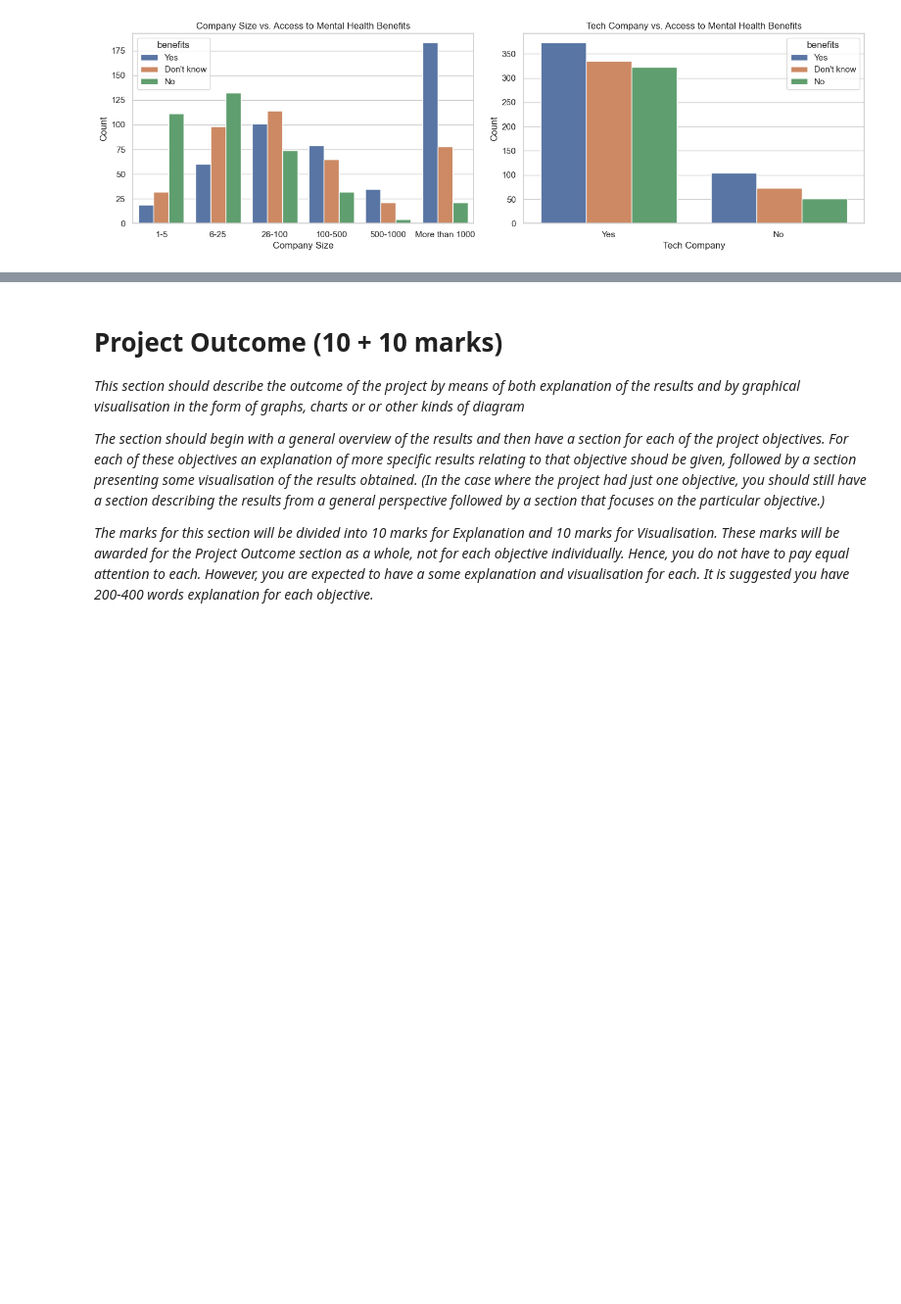
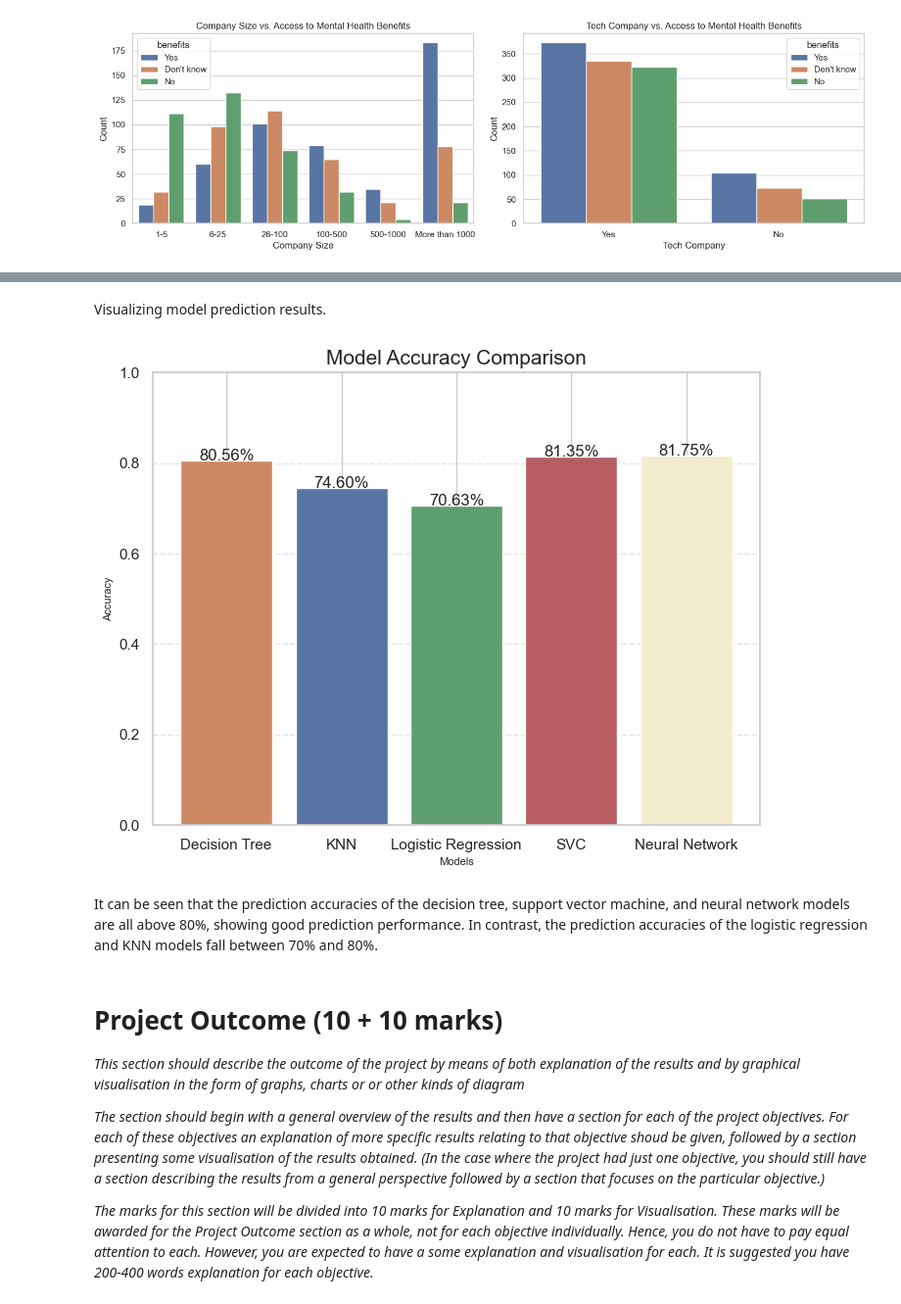
Before and after one commit to sjbmcg/data_science_group_project, a Jupyter notebook: implementation/Group project.ipynb, the cells around one changed output, grey strips where cells are left out. Shown at 98% size. Drawn from its saved outputs; the diff is of its cells as text; code cells hidden in the pictures; blank space fills up the shorter version.

```diff
--- a/implementation/Group project.ipynb
+++ b/implementation/Group project.ipynb
@@ -522,3 +721,28 @@ plt.show()
+# %% [markdown]
+Visualizing model prediction results.
+# %%
+# Get model name and accuracy
+models = list(model_accuracy.keys())
+scores = list(model_accuracy.values())
+
+# Create a bar chart
+plt.figure(figsize=(8, 6))
+plt.bar(models, scores, color=['#CC8963','#5975A4','#5F9E6E','#B55D60','#F3EDCD'])
+plt.title('Model Accuracy Comparison', fontsize=15)
+plt.xlabel('Models', fontsize=8)
+plt.ylabel('Accuracy', fontsize=8)
+plt.ylim(0, 1)
+
+# Add value labels to column
+for i, score in enumerate(scores):
+    plt.text(i, score, f'{score * 100.0:.2f}%', ha='center', fontsize=12)
+
+plt.grid(axis='y', linestyle='--', alpha=0.5)
+plt.show()
+# %% [output]
+[figure, added]
+# %% [markdown]
+It can be seen that the prediction accuracies of the decision tree, support vector machine, and neural network models are all above 80%, showing good prediction performance. In contrast, the prediction accuracies of the logistic regression and KNN models fall between 70% and 80%.
 # %% [markdown]
 # Project Outcome (10 + 10 marks)
 
```
Also changed, not shown: parts of 22 cells of this notebook.
